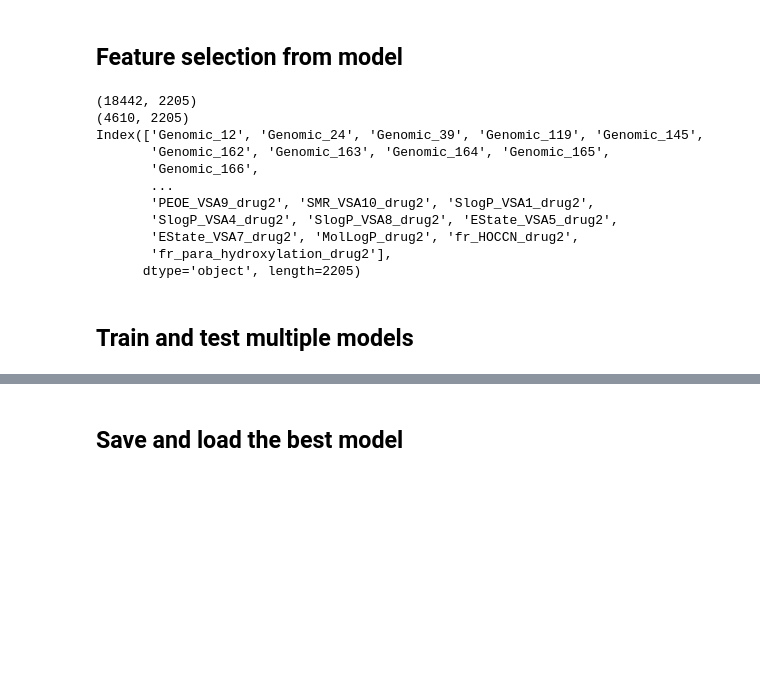
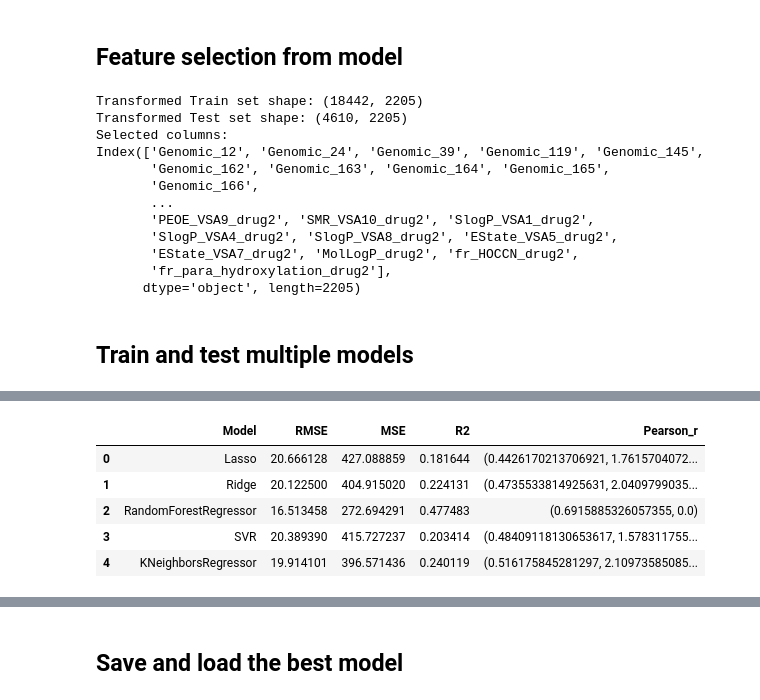
Before and after one commit to ianalvess/si-ml-data-analysis, a Jupyter notebook: section3.ipynb, the cells around one changed output, grey strips where cells are left out. Drawn from its saved outputs; the diff is of its cells as text; code cells hidden in the pictures; blank space fills up the shorter version.

```diff
--- a/section3.ipynb
+++ b/section3.ipynb
@@ -88,28 +145,29 @@ Pearson_r on test set: PearsonRResult(statistic=np.float64(0.4738551303037435),
 # %% [markdown]
 ## Feature selection from model
 # %%
-# feature selection from model
+# Feature Selection from Model
 
-# feature selection from ridge using SelectFromModel
+# Feature Selection from Ridge using SelectFromModel
 selector = SelectFromModel(estimator=ridge)
 selector.fit(X_train, y_train)
 
-# get the boolean mask of selected features
+# Get the boolean mask of selected features
 selected_features_mask = selector.get_support()
 
-# get the column names of selected features
+# Get the column names of selected features
 selected_columns = X_train.columns[selected_features_mask]
 
-# transform the data
+# Transform the data
 X_train = selector.transform(X_train)
 X_test = selector.transform(X_test)
 
-print(X_train.shape)
-print(X_test.shape)
-print(selected_columns)
+print(f'Transformed Train set shape: {X_train.shape}')
+print(f'Transformed Test set shape: {X_test.shape}')
+print(f'Selected columns:\n{selected_columns}')
 # %% [output]
-(18442, 2205)
-(4610, 2205)
+Transformed Train set shape: (18442, 2205)
+Transformed Test set shape: (4610, 2205)
+Selected columns:
 Index(['Genomic_12', 'Genomic_24', 'Genomic_39', 'Genomic_119', 'Genomic_145',
        'Genomic_162', 'Genomic_163', 'Genomic_164', 'Genomic_165',
        'Genomic_166',
@@ -122,20 +180,43 @@ Index(['Genomic_12', 'Genomic_24', 'Genomic_39', 'Genomic_119', 'Genomic_145',
 # %% [markdown]
 ## Train and test multiple models
 # %%
-# train and test multiple models
-models = [Lasso(random_state=42, max_iter=1000),
-          Ridge(random_state=42, max_iter=1000),
-          RandomForestRegressor(random_state=42),
+# Train and Test multiple Models
+models = [Lasso(random_state=seed, max_iter=1000),
+          Ridge(random_state=seed, max_iter=1000),
+          RandomForestRegressor(random_state=seed, n_jobs=-1),  # n_jobs=-1 ensures all CPU cores are used. Model performance is not affected.
           SVR(),
           KNeighborsRegressor()]
+
+# Initialize metrics list of each model (will be used to create a pandas.DataFrame!)
+metrics_summary = []
 
 for model in models:
     model.fit(X_train, y_train)
     y_pred = model.predict(X_test)
-    print(model.__class__.__name__)
-    print('MSE on test set:', mean_squared_error(y_test, y_pred))
-    print('RMSE on test set:', root_mean_squared_error(y_test, y_pred))
-    print("r2 on test set:", r2_score(y_test, y_pred))
-    print('Pearson_r on test set:', pearsonr(y_test, y_pred))
-    print('-------------------')
+
+    # Calculate metrics
+    test_mse = mean_squared_error(y_test, y_pred)
+    test_rmse = root_mean_squared_error(y_test, y_pred)
+    test_r2 = r2_score(y_test, y_pred)
+    test_pearsonr = pearsonr(y_test, y_pred)
+
+    # Print metrics results for each model (Helps immediately check results and see which model is being trained and tested)
+    print(f"Model: {model.__class__.__name__}")
+    print('MSE on Test set:', test_mse)
+    print('RMSE on Test set:', test_rmse)
+    print("R2 on Test set:", test_r2)
+    print('Pearson_r on Test set:', test_pearsonr)
+    print('-' * 30)
+
+    # Store metrics and model name
+    metrics_summary.append({
+        'Model': model.__class__.__name__,
+        'RMSE': test_rmse,
+        'MSE': test_mse,
+        'R2': test_r2,
+        'Pearson_r': test_pearsonr
+    })
+
+metrics_df = pd.DataFrame(metrics_summary)
+metrics_df
 # %% [output]
@@ -158,0 +240,6 @@ Pearson_r on test set: PearsonRResult(statistic=np.float64(0.5150173059393273),
+|  | Model | RMSE | MSE | R2 | Pearson_r |
+| 0 | Lasso | 20.666128 | 427.088859 | 0.181644 | (0.4426170213706921, 1.7615704072... |
+| 1 | Ridge | 20.122500 | 404.915020 | 0.224131 | (0.4735533814925631, 2.0409799035... |
+| 2 | RandomForestRegressor | 16.513458 | 272.694291 | 0.477483 | (0.6915885326057355, 0.0) |
+| 3 | SVR | 20.389390 | 415.727237 | 0.203414 | (0.48409118130653617, 1.578311755... |
+| 4 | KNeighborsRegressor | 19.914101 | 396.571436 | 0.240119 | (0.516175845281297, 2.10973585085... |
```
Also changed, not shown: parts of 35 cells of this notebook, 4 other files.
